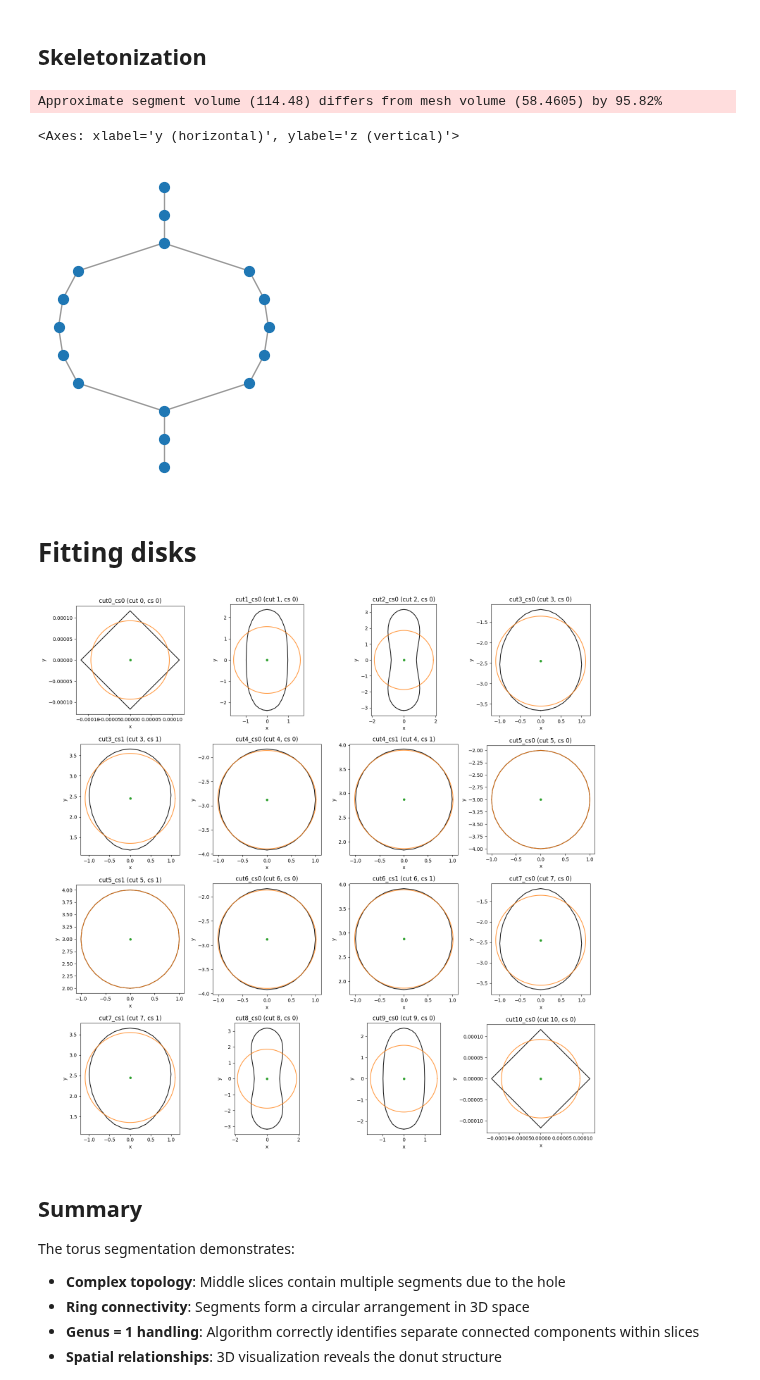
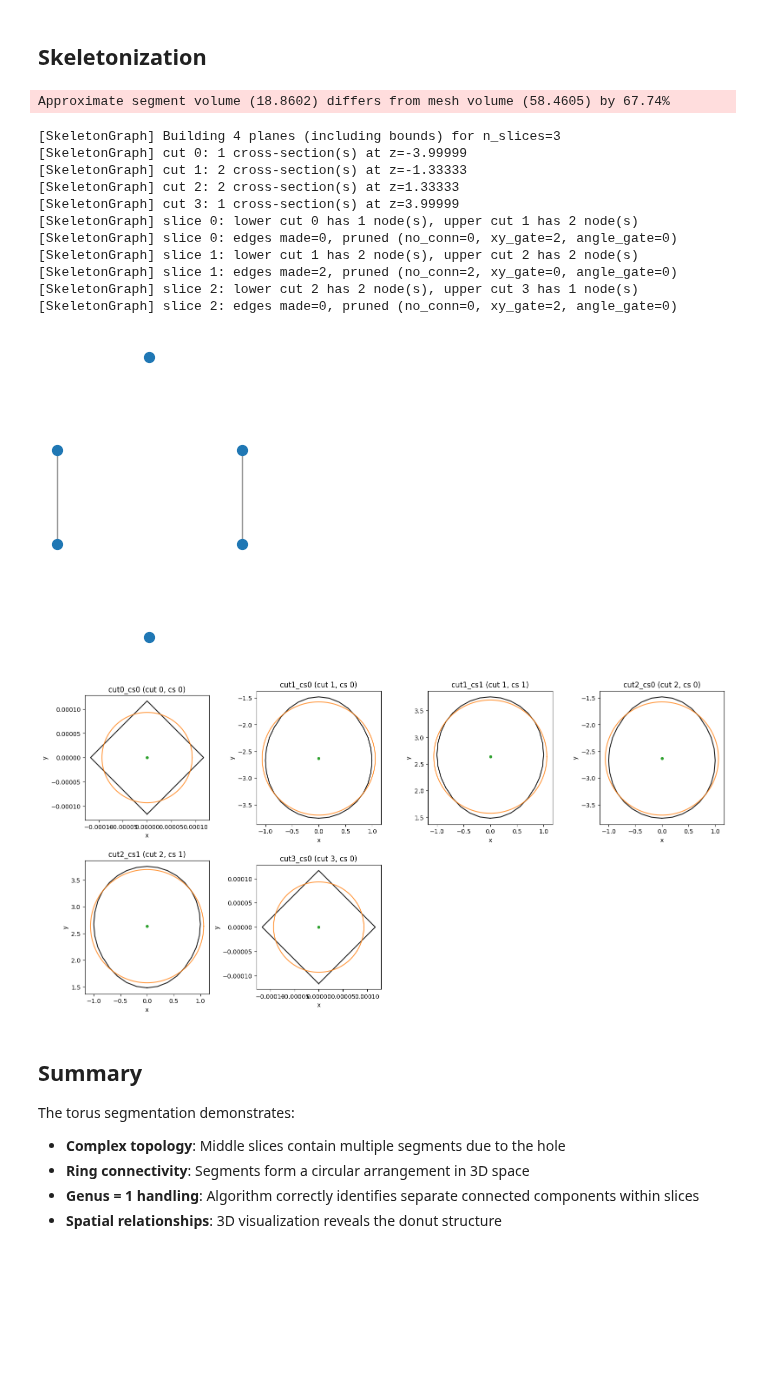
Before and after one commit to jmrfox/discos, a Jupyter notebook: notebooks/02b_torus_skeleton.ipynb, the cells around one changed output. Saved outputs shown, nothing was run; the diff lists cells and outputs as text; code cells hidden in the pictures; blank space fills up the shorter version.

Commit message:
new skeleton algo

```diff
--- a/notebooks/02b_torus_skeleton.ipynb
+++ b/notebooks/02b_torus_skeleton.ipynb
@@ -36,18 +36,24 @@ Torus properties:
 # %% [markdown]
 ## Skeletonization
 # %%
-G = skeletonize(torus, n_slices=10)
+G = skeletonize(torus, n_slices=3, verbose=True)
 G.draw(axis='y')
+G.plot_all_cross_sections();
 # %% [output]
-Approximate segment volume (114.48) differs from mesh volume (58.4605) by 95.82%
+Approximate segment volume (18.8602) differs from mesh volume (58.4605) by 67.74%
-<Axes: xlabel='y (horizontal)', ylabel='z (vertical)'>
+[SkeletonGraph] Building 4 planes (including bounds) for n_slices=3
+[SkeletonGraph] cut 0: 1 cross-section(s) at z=-3.99999
+[SkeletonGraph] cut 1: 2 cross-section(s) at z=-1.33333
+[SkeletonGraph] cut 2: 2 cross-section(s) at z=1.33333
+[SkeletonGraph] cut 3: 1 cross-section(s) at z=3.99999
+[SkeletonGraph] slice 0: lower cut 0 has 1 node(s), upper cut 1 has 2 node(s)
+[SkeletonGraph] slice 0: edges made=0, pruned (no_conn=0, xy_gate=2, angle_gate=0)
+[SkeletonGraph] slice 1: lower cut 1 has 2 node(s), upper cut 2 has 2 node(s)
+[SkeletonGraph] slice 1: edges made=2, pruned (no_conn=2, xy_gate=0, angle_gate=0)
+[SkeletonGraph] slice 2: lower cut 2 has 2 node(s), upper cut 3 has 1 node(s)
+[SkeletonGraph] slice 2: edges made=0, pruned (no_conn=0, xy_gate=2, angle_gate=0)
-[figure, old version]
+[figure, new version]
+[figure, added]
-# %% [markdown]
-# Fitting disks
-# %%
-G.plot_all_cross_sections();
-# %% [output]
-[figure, removed]
 # %% [markdown]
 ## Summary
 
```
Also changed, not shown: 9 other files.
